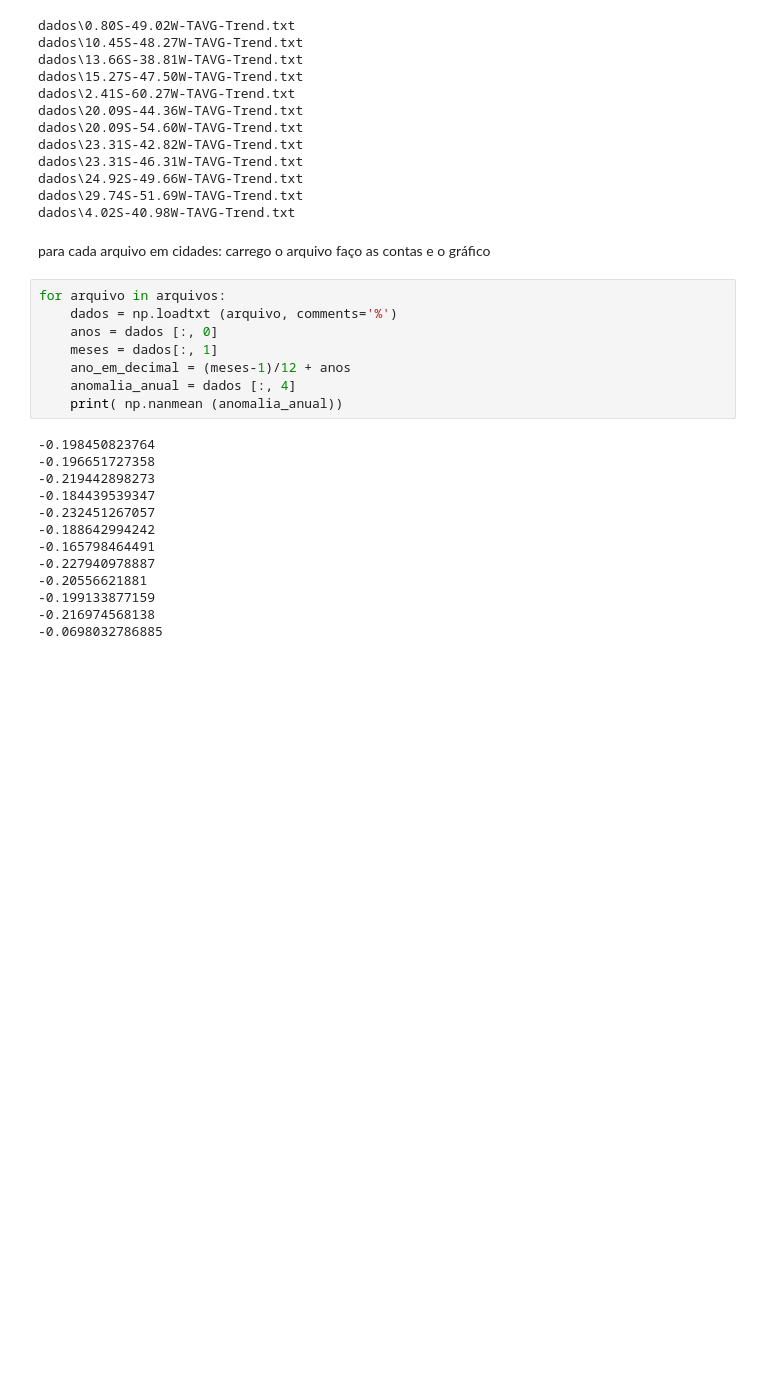
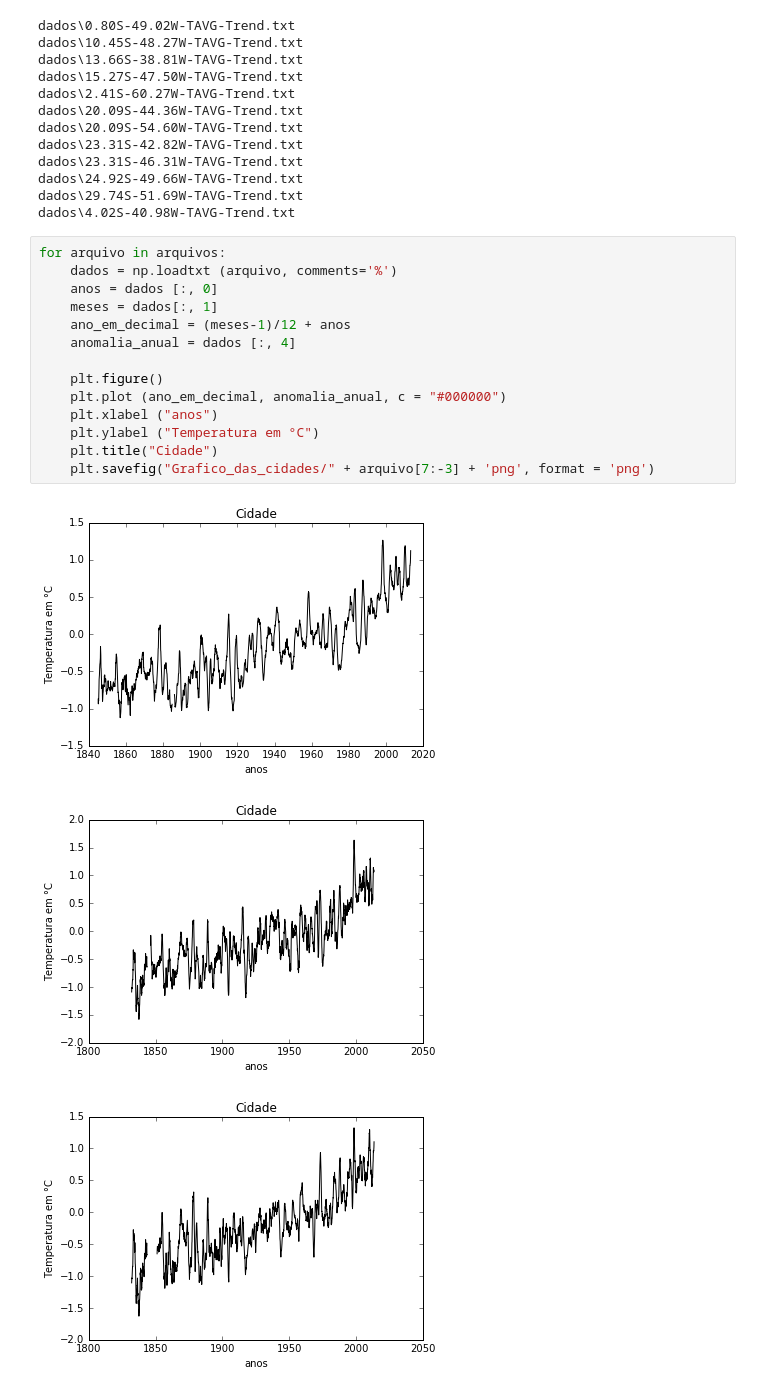
Before and after one commit to mat-esp-2016/python-2-amanda_joao_rian, a Jupyter notebook: Python2.ipynb, the cells around one changed output. Cells and saved outputs as stored; diff of their text form; blank space fills up the shorter version.

Commit message:
Incluímos as contas, os comandos para os gráficos e salvamos como "png".

```diff
--- a/Python2.ipynb
+++ b/Python2.ipynb
@@ -34,29 +34,21 @@ dados\23.31S-46.31W-TAVG-Trend.txt
 dados\24.92S-49.66W-TAVG-Trend.txt
 dados\29.74S-51.69W-TAVG-Trend.txt
 dados\4.02S-40.98W-TAVG-Trend.txt
-# %% [markdown]
- para cada arquivo em cidades:
-     carrego o arquivo
-     faço as contas e
-     o gráfico
 # %%
 for arquivo in arquivos:
     dados = np.loadtxt (arquivo, comments='%')
     anos = dados [:, 0]
     meses = dados[:, 1]
     ano_em_decimal = (meses-1)/12 + anos
     anomalia_anual = dados [:, 4]
-    print( np.nanmean (anomalia_anual))
+
+    plt.figure()
+    plt.plot (ano_em_decimal, anomalia_anual, c = "#000000")
+    plt.xlabel ("anos")
+    plt.ylabel ("Temperatura em °C")
+    plt.title("Cidade")
+    plt.savefig("Grafico_das_cidades/" + arquivo[7:-3] + 'png', format = 'png')
 # %% [output]
--0.198450823764
--0.196651727358
--0.219442898273
--0.184439539347
--0.232451267057
--0.188642994242
--0.165798464491
--0.227940978887
--0.20556621881
--0.199133877159
--0.216974568138
--0.0698032786885
+[figure, added]
+[figure, added]
+[figure, added]
```
Also changed, not shown: parts of 1 cell of this notebook.
